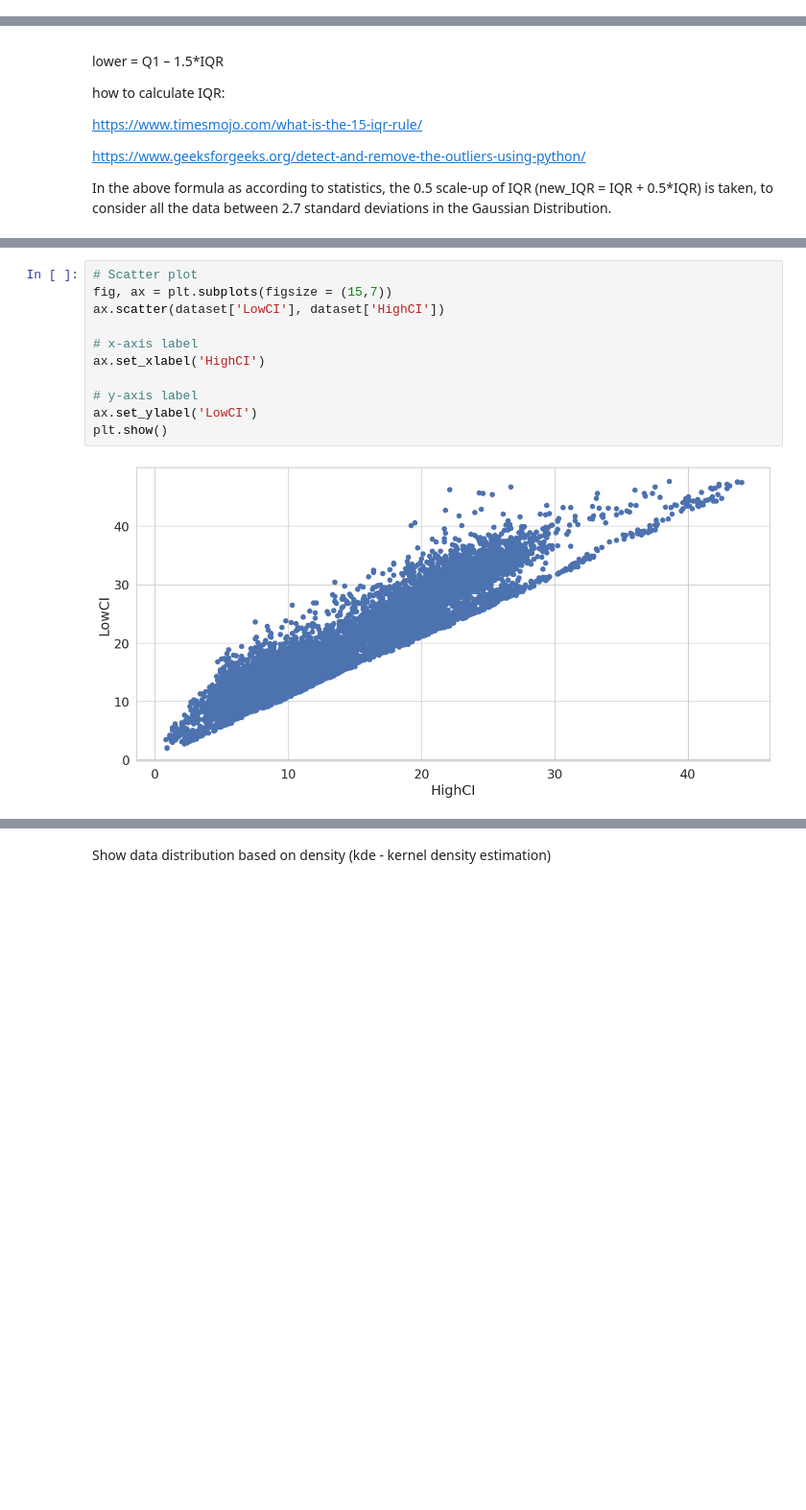
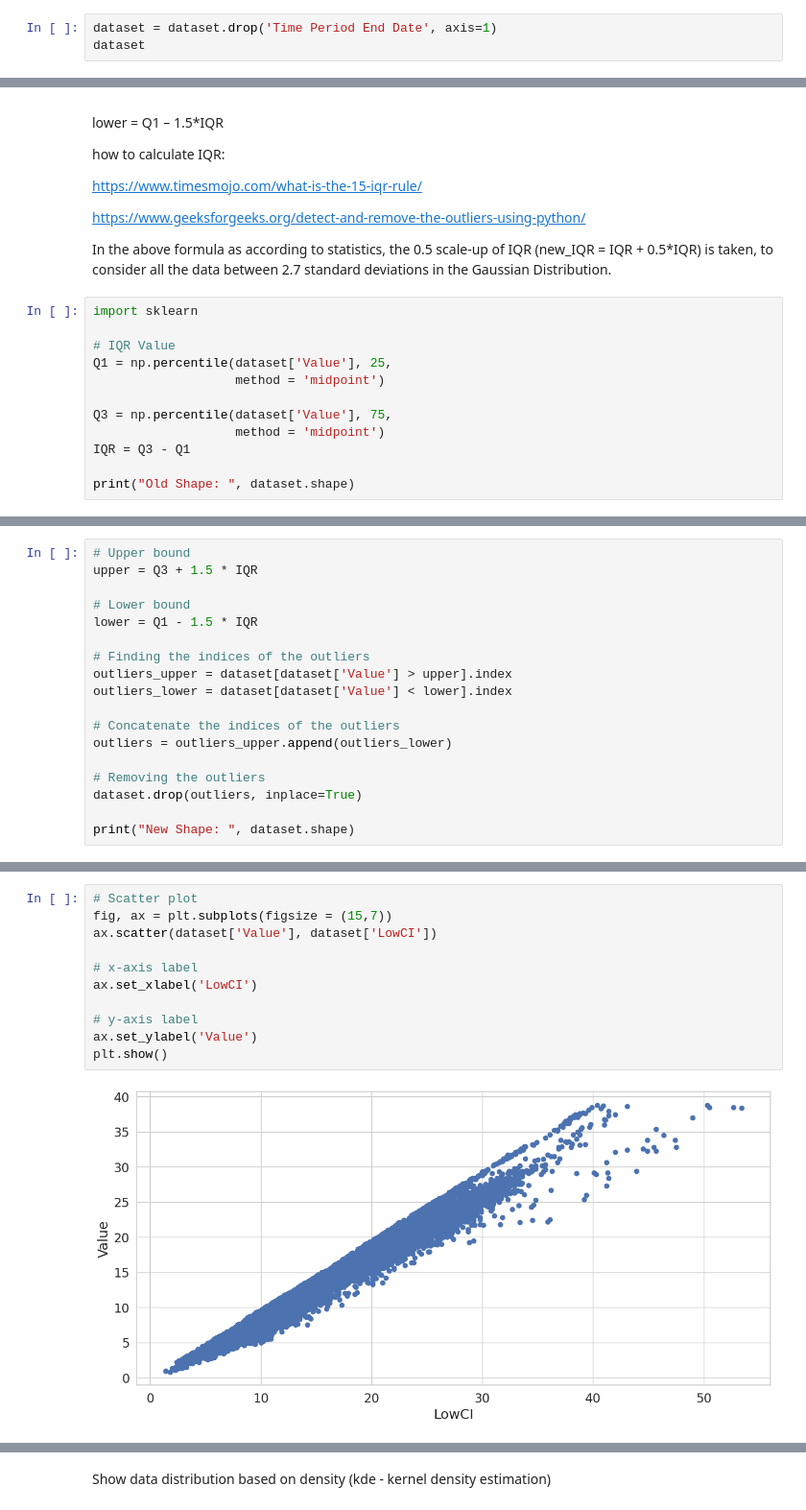
Before and after one commit to Muhammad-Ajo/Mini-Procet-UTS-Analitika-Data_Muhammad-Ajo-Raihan-3333210101, a Jupyter notebook: Muhammad_Ajo_Raihan.ipynb, the cells around one changed output, grey strips where cells are left out. Shown at 96% size. Drawn from its saved outputs; the diff is of its cells as text; blank space fills up the shorter version.

```diff
--- a/Muhammad_Ajo_Raihan.ipynb
+++ b/Muhammad_Ajo_Raihan.ipynb
@@ -236,0 +278,3 @@ dtype: int64
+# %%
+dataset = dataset.drop('Time Period End Date', axis=1)
+dataset
@@ -318,3 +386,15 @@ https://www.timesmojo.com/what-is-the-15-iqr-rule/
 https://www.geeksforgeeks.org/detect-and-remove-the-outliers-using-python/
 
 In the above formula as according to statistics, the 0.5 scale-up of IQR (new_IQR = IQR + 0.5*IQR) is taken, to consider all the data between 2.7 standard deviations in the Gaussian Distribution.
+# %%
+import sklearn
+
+# IQR Value
+Q1 = np.percentile(dataset['Value'], 25,
+                   method = 'midpoint')
+
+Q3 = np.percentile(dataset['Value'], 75,
+                   method = 'midpoint')
+IQR = Q3 - Q1
+
+print("Old Shape: ", dataset.shape)
@@ -320,0 +405,18 @@ In the above formula as according to statistics, the 0.5 scale-up of IQR (new_IQ
+# %%
+# Upper bound
+upper = Q3 + 1.5 * IQR
+
+# Lower bound
+lower = Q1 - 1.5 * IQR
+
+# Finding the indices of the outliers
+outliers_upper = dataset[dataset['Value'] > upper].index
+outliers_lower = dataset[dataset['Value'] < lower].index
+
+# Concatenate the indices of the outliers
+outliers = outliers_upper.append(outliers_lower)
+
+# Removing the outliers
+dataset.drop(outliers, inplace=True)
+
+print("New Shape: ", dataset.shape)
@@ -399,13 +477,13 @@ sns.boxplot(data=dataset, orient="h");
 # %%
 # Scatter plot
 fig, ax = plt.subplots(figsize = (15,7))
-ax.scatter(dataset['LowCI'], dataset['HighCI'])
+ax.scatter(dataset['Value'], dataset['LowCI'])
 
 # x-axis label
-ax.set_xlabel('HighCI')
+ax.set_xlabel('LowCI')
 
 # y-axis label
-ax.set_ylabel('LowCI')
+ax.set_ylabel('Value')
 plt.show()
 # %% [output]
-[figure, old version]
+[figure, new version]
```
Also changed, not shown: parts of 44 cells of this notebook.
